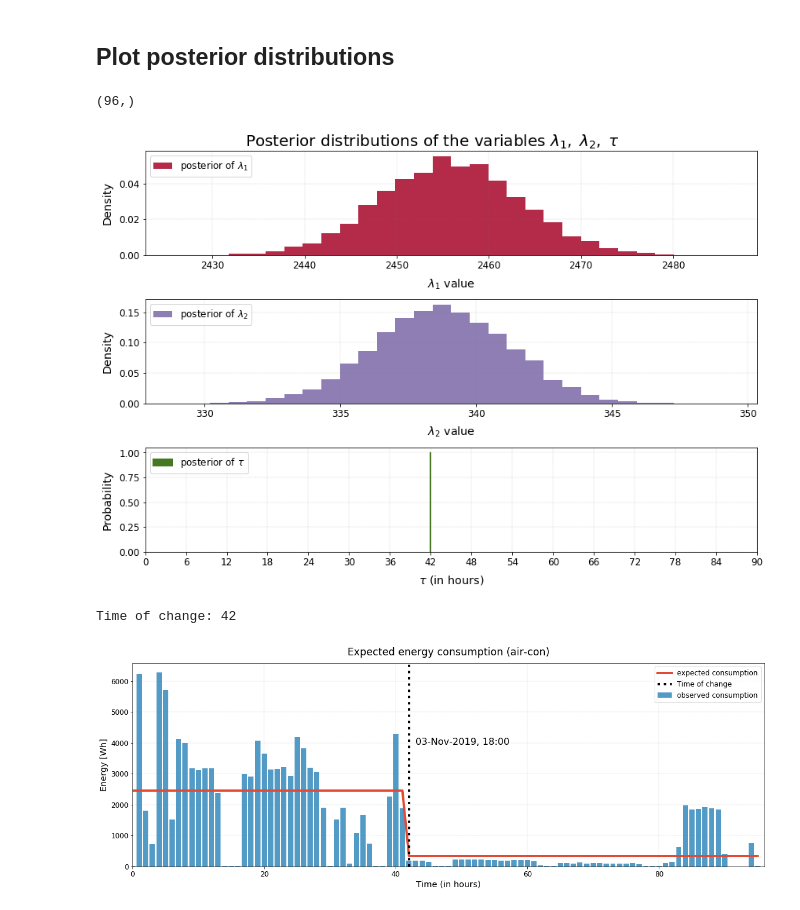
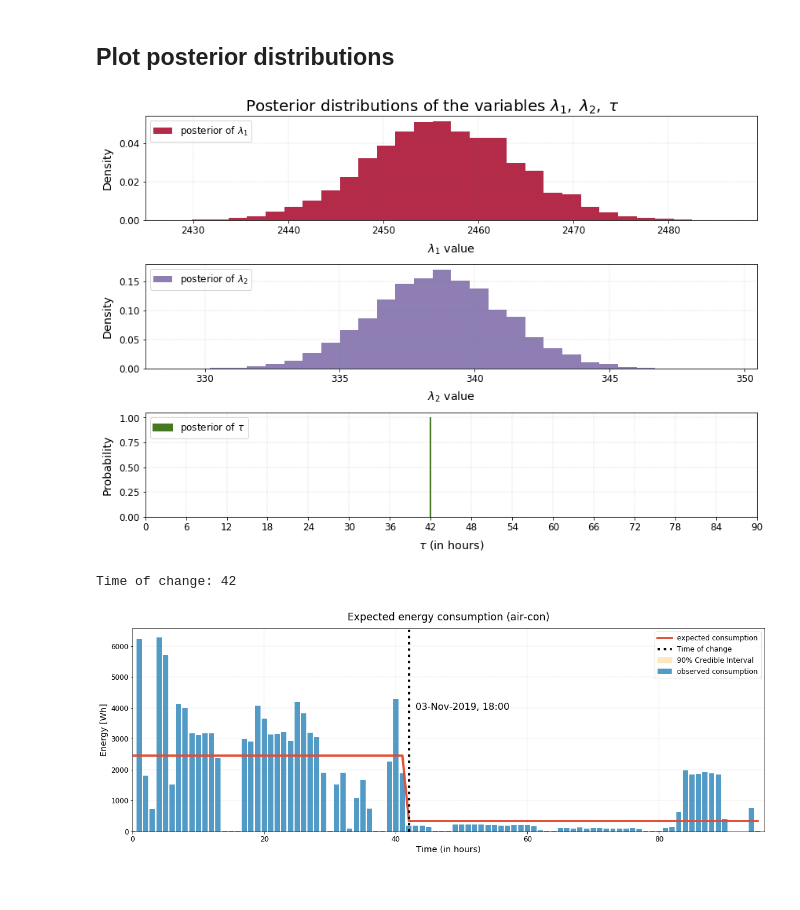
Before and after one commit to zeliangwang/change-point-detection, a Jupyter notebook: change_detection_kfc.ipynb, the cells around one changed output. Drawn from its saved outputs; the diff is of its cells as text; code cells hidden in the pictures.

```diff
--- a/change_detection_kfc.ipynb
+++ b/change_detection_kfc.ipynb
@@ -15,6 +15,7 @@ import os
 # global settings for figures
 fig_params = {'legend.fontsize': 'large',
             #   'figure.figsize': (15, 5),
+            'savefig.dpi':300,
             'axes.labelsize': 'x-large',
             'axes.titlesize':'xx-large',
             'xtick.labelsize':'large',
@@ -67,7 +70,7 @@ None
 | 2019-11-01 11:00:00 | 728.449078 | 728.0 |
 | 2019-11-01 12:00:00 | 6272.750065 | 6273.0 |
 # %%
-count_data = data_sel_working['E_59672_new'].values
+count_data = data_sel_working[f'{col_sel}_new'].values
 n_count_data = len(count_data)
 
 # sns.set(font_scale=1.2)
@@ -91,7 +94,7 @@ ax.set_xticks(dt_ticks) # set sparse xticks
 plt.setp(ax.xaxis.get_majorticklabels(), rotation=45, horizontalalignment='right')  # rotate x ticks
 
 plt.tight_layout()
-plt.savefig(f'./plots/observed-eniscope-data-{col_sel}.svg', dpi=300, bbox_inches='tight')
+plt.savefig(f'./plots/observed-eniscope-data-{col_sel}.svg', bbox_inches='tight')
 plt.show()
 # %% [output]
 [figure]
@@ -151,14 +156,12 @@ tau_samples = trace['tau']
 # %%
 # Uncomment to load the saved pickle data (without rerunning the simulation)
 
-col_sel = 'E_59672'
-fname = f'posterior-dists-{col_sel}.pkl'
-[data_sel_working, lambda_1_samples, lambda_2_samples, tau_samples] = pickle.load(open(os.path.join('data', fname), "rb"))
-count_data = data_sel_working[f'{col_sel}_new'].values
-print(count_data.shape)
-n_count_data = len(count_data)
+# col_sel = 'E_59672'
+# fname = f'posterior-dists-{col_sel}.pkl'
+# [data_sel_working, lambda_1_samples, lambda_2_samples, tau_samples] = pickle.load(open(os.path.join('data', fname), "rb"))
+# count_data = data_sel_working[f'{col_sel}_new'].values
+# print(count_data.shape)
+# n_count_data = len(count_data)
-# %% [output]
-(96,)
 # %%
 fig, ax = plt.subplots(nrows=3, ncols=1, figsize=(12, 8))
 
@@ -194,16 +197,18 @@ ax[2].grid(which='major', linestyle=':', linewidth='0.3', color='gray')
 #
 fig.suptitle(r"""Posterior distributions of the variables $\lambda_1,\;\lambda_2,\;\tau$""", fontsize=20, y=1.02)
 plt.tight_layout()
-plt.savefig(f'./plots/changepoint-posterior-{col_sel}.svg', dpi=300, bbox_inches='tight')
+plt.savefig(f'./plots/changepoint-posterior-{col_sel}.svg', bbox_inches='tight')
 plt.show()
 # %% [output]
-[figure, old version]
+[figure, new version]
 # %%
 fig, ax = plt.subplots(figsize=(16, 6))
 # tau_samples, lambda_1_samples, lambda_2_samples contain
 # N samples from the corresponding posterior distribution
 N = tau_samples.shape[0]
+
 expected_texts_per_day = np.zeros(n_count_data)
+perc_rng = np.zeros((n_count_data,2))  # credible interval
 for day in range(0, n_count_data):
     # ix is a bool index of all tau samples corresponding to
     # the switchpoint occurring prior to value of 'day'
@@ -211,34 +216,46 @@ for day in range(0, n_count_data):
     expected_texts_per_day[day] = (lambda_1_samples[ix].sum()
                                    + lambda_2_samples[~ix].sum()) / N
 
+    v = np.concatenate([lambda_1_samples[ix], lambda_2_samples[~ix]])
+    p = 5
+    perc_rng[day,:] = np.percentile(v, [p, 100-p])  # 90% CI
 
 ax.plot(range(n_count_data), expected_texts_per_day, lw=4, color="#E24A33",
-         label="expected consumption")
+        alpha = 0.95, label="expected consumption")
 ax.set_xlim(0, n_count_data)
 ax.set_xlabel("Time (in hours)")
 ax.set_ylabel("Energy [Wh]")
 ax.set_title("Expected energy consumption (air-con)", y=1.02)
 # plt.ylim(0, 60)
+
+#
+ax.fill_between(range(n_count_data),
+                perc_rng[:,0],
+                perc_rng[:,1],
+                alpha = 0.25,
+                label = "90% Credible Interval",
+                color = "orange")
+
 ax.bar(np.arange(len(count_data)), count_data, color="#348ABD", alpha=0.85,
         label="observed consumption")
 
 hour_idx = int(np.ceil(tau_samples.mean()))
 change_time = data_sel_working.index.strftime('%d-%b-%Y, %H:%M').tolist()[hour_idx]
 print('\nTime of change: {}\n'.format(hour_idx))
 ax.axvline(hour_idx,
         linestyle = ':', linewidth = 4,
         label = "Time of change",
         color = "black")
 
 style = dict(size=16, color='black')
 ax.text(43, 3950, change_time, transform=ax.transData, **style)
 
 # Decoration
 ax.grid(which='major', linestyle=':', linewidth='0.3', color='gray')
 plt.legend(loc="upper right")
 plt.tight_layout()
-plt.savefig(f'./plots/estimated-changepoint-{col_sel}.svg', dpi=300, bbox_inches='tight')
+plt.savefig(f'./plots/estimated-changepoint-{col_sel}.svg', bbox_inches='tight')
 plt.show()
 # %% [output]
 Time of change: 42
-[figure, old version]
+[figure, new version]
```
Also changed, not shown: parts of 9 cells of this notebook, 4 other files.
